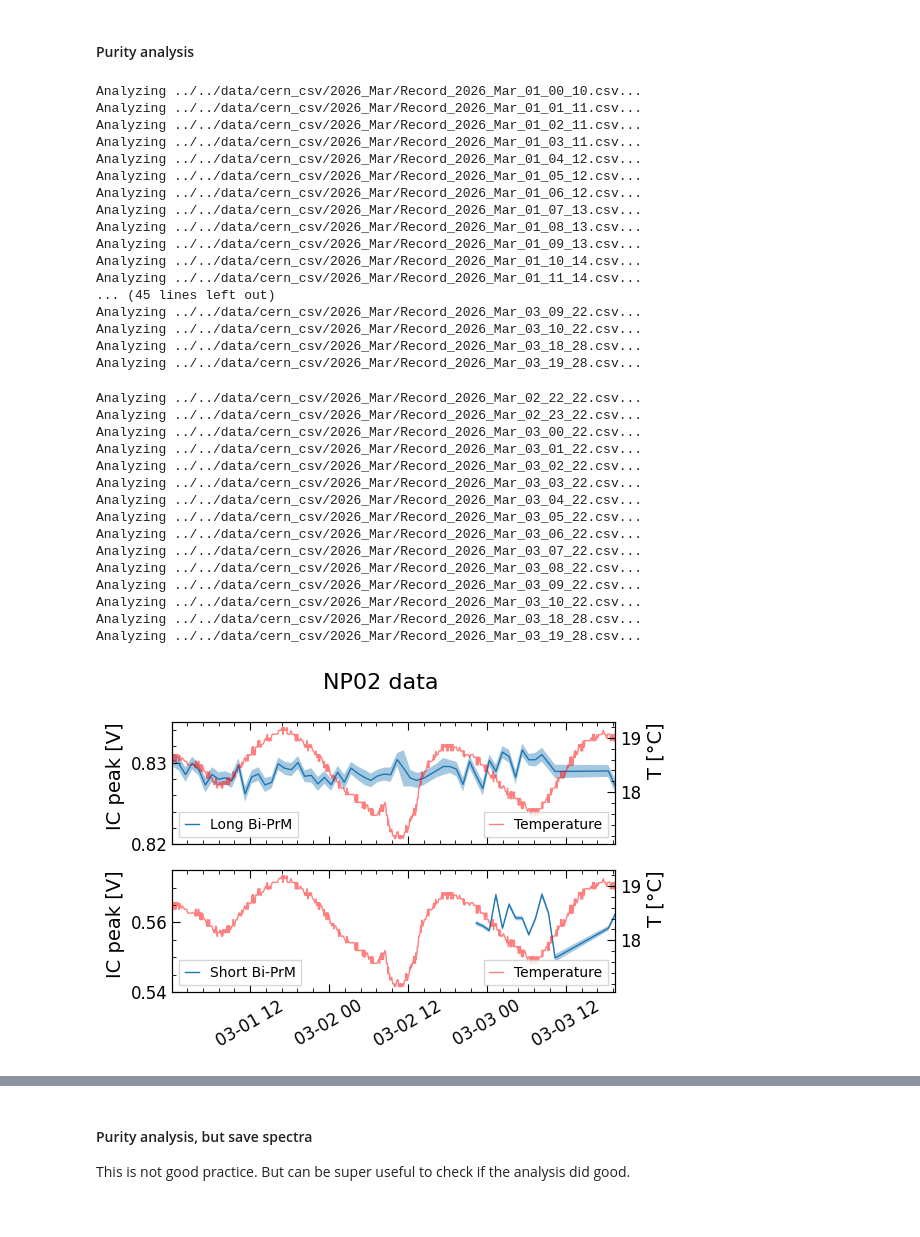
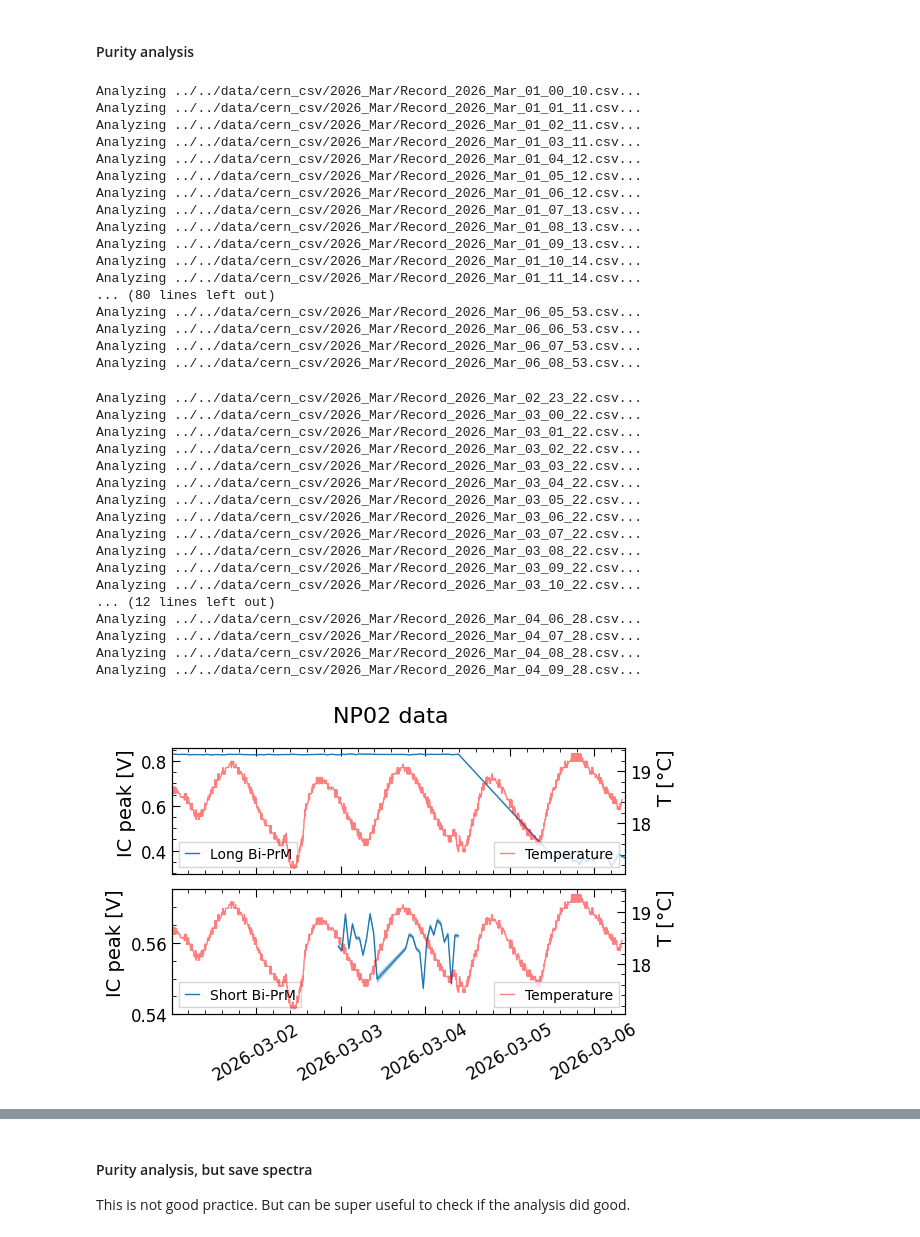
Before and after one commit to rtriozzi/pmana, a Jupyter notebook: notebooks/purity/pmana_CERN_purity.ipynb, the cells around one changed output, grey strips where cells are left out. Drawn from its saved outputs; the diff is of its cells as text; code cells hidden in the pictures.

Commit message:
ability to filter time windows

```diff
--- a/notebooks/purity/pmana_CERN_purity.ipynb
+++ b/notebooks/purity/pmana_CERN_purity.ipynb
@@ -135,7 +135,10 @@ Output = pmana.utils.iterators.IterateCERN_CSV(
         PM_TAG = 'Long',
         CALIBRATION_FACTORS = CalibrationFactors,
         ANALYSIS_CONFIGURATION = ANALYSIS_CONFIGURATION
-    )  ###< analyzing module, changing some options
+    ),  ###< analyzing module, changing some options
+    EXCLUDE_WINDOW = [
+      (datetime.datetime(2026, 3, 4, 10, 28), datetime.datetime(2026, 3, 5, 11, 53)),
+    ]
 )
 
 # convert top DataFrame
@@ -169,11 +172,11 @@ Analyzing ../../data/cern_csv/2026_Mar/Record_2026_Mar_01_08_13.csv...
 Analyzing ../../data/cern_csv/2026_Mar/Record_2026_Mar_01_09_13.csv...
 Analyzing ../../data/cern_csv/2026_Mar/Record_2026_Mar_01_10_14.csv...
 Analyzing ../../data/cern_csv/2026_Mar/Record_2026_Mar_01_11_14.csv...
-... (45 lines left out)
-Analyzing ../../data/cern_csv/2026_Mar/Record_2026_Mar_03_09_22.csv...
-Analyzing ../../data/cern_csv/2026_Mar/Record_2026_Mar_03_10_22.csv...
-Analyzing ../../data/cern_csv/2026_Mar/Record_2026_Mar_03_18_28.csv...
-Analyzing ../../data/cern_csv/2026_Mar/Record_2026_Mar_03_19_28.csv...
+... (80 lines left out)
+Analyzing ../../data/cern_csv/2026_Mar/Record_2026_Mar_06_05_53.csv...
+Analyzing ../../data/cern_csv/2026_Mar/Record_2026_Mar_06_06_53.csv...
+Analyzing ../../data/cern_csv/2026_Mar/Record_2026_Mar_06_07_53.csv...
+Analyzing ../../data/cern_csv/2026_Mar/Record_2026_Mar_06_08_53.csv...
 # %%
 # analyze campaign
 Output_v2 = pmana.utils.iterators.IterateCERN_CSV(
@@ -186,8 +189,9 @@ Output_v2 = pmana.utils.iterators.IterateCERN_CSV(
         ANALYSIS_CONFIGURATION = ANALYSIS_CONFIGURATION
     ),  ###< analyzing module, changing some options
     START_FROM = datetime.datetime(2026, 3, 2, 22, 22),
-    # EXCLUDE_DATE = [
-    #   datetime.datetime(2026, 3, 2, 20, 22)
+    END_AT = datetime.datetime(2026, 3, 4, 10, 28),
+    # EXCLUDE_WINDOW = [
+    #   (datetime.datetime(2026, 3, 4, 10, 28), datetime.datetime(2026, 3, 5, 11, 53)),
     # ]
 )
 
@@ -207,7 +211,6 @@ Output_v2.sort_values(
     ignore_index = True
 )
 # %% [output]
-Analyzing ../../data/cern_csv/2026_Mar/Record_2026_Mar_02_22_22.csv...
 Analyzing ../../data/cern_csv/2026_Mar/Record_2026_Mar_02_23_22.csv...
 Analyzing ../../data/cern_csv/2026_Mar/Record_2026_Mar_03_00_22.csv...
 Analyzing ../../data/cern_csv/2026_Mar/Record_2026_Mar_03_01_22.csv...
@@ -220,43 +223,46 @@ Analyzing ../../data/cern_csv/2026_Mar/Record_2026_Mar_03_07_22.csv...
 Analyzing ../../data/cern_csv/2026_Mar/Record_2026_Mar_03_08_22.csv...
 Analyzing ../../data/cern_csv/2026_Mar/Record_2026_Mar_03_09_22.csv...
 Analyzing ../../data/cern_csv/2026_Mar/Record_2026_Mar_03_10_22.csv...
-Analyzing ../../data/cern_csv/2026_Mar/Record_2026_Mar_03_18_28.csv...
-Analyzing ../../data/cern_csv/2026_Mar/Record_2026_Mar_03_19_28.csv...
+... (12 lines left out)
+Analyzing ../../data/cern_csv/2026_Mar/Record_2026_Mar_04_06_28.csv...
+Analyzing ../../data/cern_csv/2026_Mar/Record_2026_Mar_04_07_28.csv...
+Analyzing ../../data/cern_csv/2026_Mar/Record_2026_Mar_04_08_28.csv...
+Analyzing ../../data/cern_csv/2026_Mar/Record_2026_Mar_04_09_28.csv...
 # %%
 fig, ax = plt.subplots(figsize=(6, 2.*2), nrows=2, layout='tight')
 
 ax[0].plot(Output.Date, Output.LongIC_Peak, lw=1, label='Long Bi-PrM')
 ax[0].fill_between(Output.Date, Output.LongIC_Peak-Output.LongIC_PeakErr, Output.LongIC_Peak+Output.LongIC_PeakErr, alpha=0.4)
 pmana.utils.plotting.UpdateMatplotlibStyle(ax[0], None, 'IC peak [V]')
 ax[0].set_xticklabels([])
-ax[0].set_ylim(0.82, 0.835)
+# ax[0].set_ylim(0.82, 0.835)
 
 ax[1].plot(Output_v2.Date, Output_v2.ShortIC_Peak, lw=1, label='Short Bi-PrM')
 ax[1].fill_between(Output_v2.Date, Output_v2.ShortIC_Peak-Output_v2.ShortIC_PeakErr, Output_v2.ShortIC_Peak+Output_v2.ShortIC_PeakErr, alpha=0.4)
 pmana.utils.plotting.UpdateMatplotlibStyle(ax[1], None, 'IC peak [V]')
 ax[1].set_ylim(0.54, 0.575)
 
 for a in ax:
   # gfx
   a.legend(frameon=True, fancybox=False, handlelength=1, fontsize=10, loc='lower left')
   a.tick_params(axis='x', labelrotation=30)
   a.set_xlim(Output['Date'].iloc[0], Output['Date'].iloc[-1])
 
   # plot temperatures
   a2 = a.twinx()
   a2.plot(Temperatures['Date'], Temperatures['T'], c='red', label='Temperature', lw=1, alpha=0.5, zorder=-3)
   pmana.utils.plotting.UpdateMatplotlibStyle(a2, None, 'T [°C]')
   a2.legend(frameon=True, fancybox=False, handlelength=1, fontsize=10, loc='lower right')
 
 # ax.set_ylim(0.822, 0.835)
 # a2.set_ylim(16, 20)
 
 fig.suptitle(f'NP02 data', fontsize=16)
 
 plt.show()
 fig.savefig(f"../../plots/cern/IC_Peaks_{TIME_DIR}.png", dpi=300, bbox_inches='tight')
 # %% [output]
-[figure, old version]
+[figure, new version]
 # %%
 # get UV-PrM data
 UV_PURITY_DATA = "/Users/triozzi/Analysis/pmana/data/cern_csv/prm_Top_lifetime_data_Gain_InducedCurrent_TPC - prm_Top_lifetime_data_Gain_InducedCurrent_TPC.csv"
```
Also changed, not shown: parts of 5 cells of this notebook, 2 other files.
